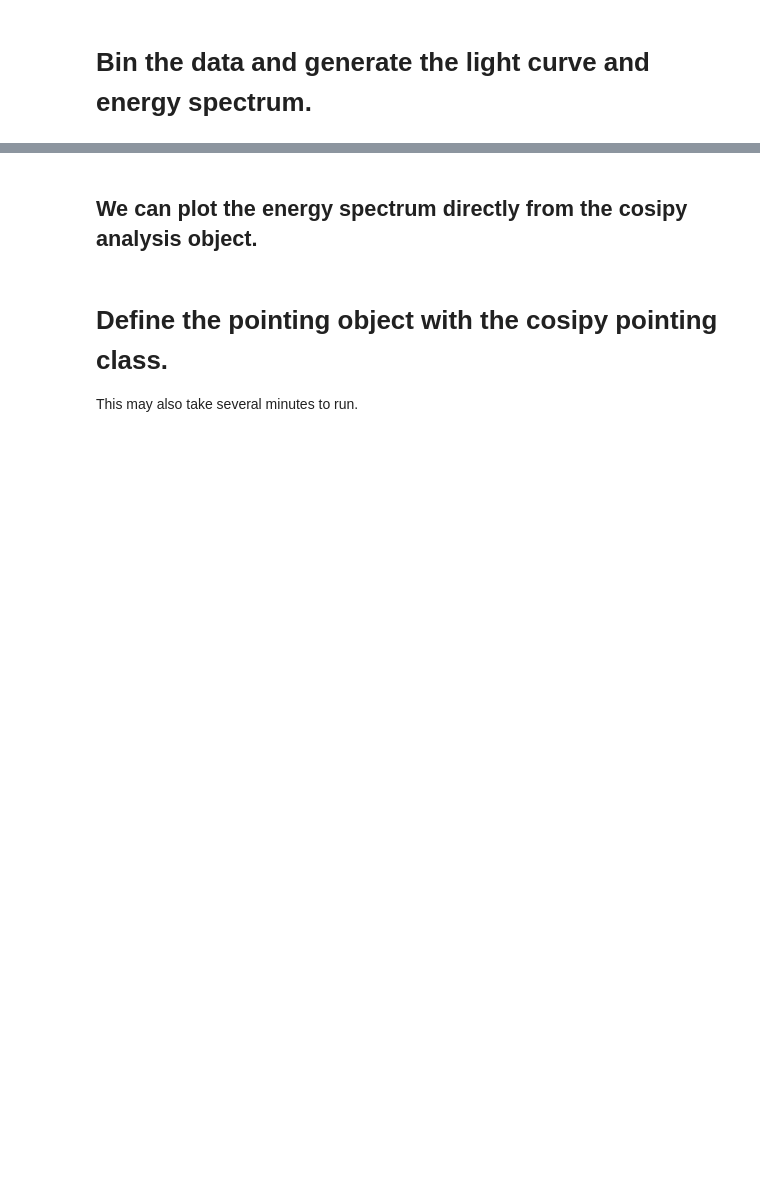
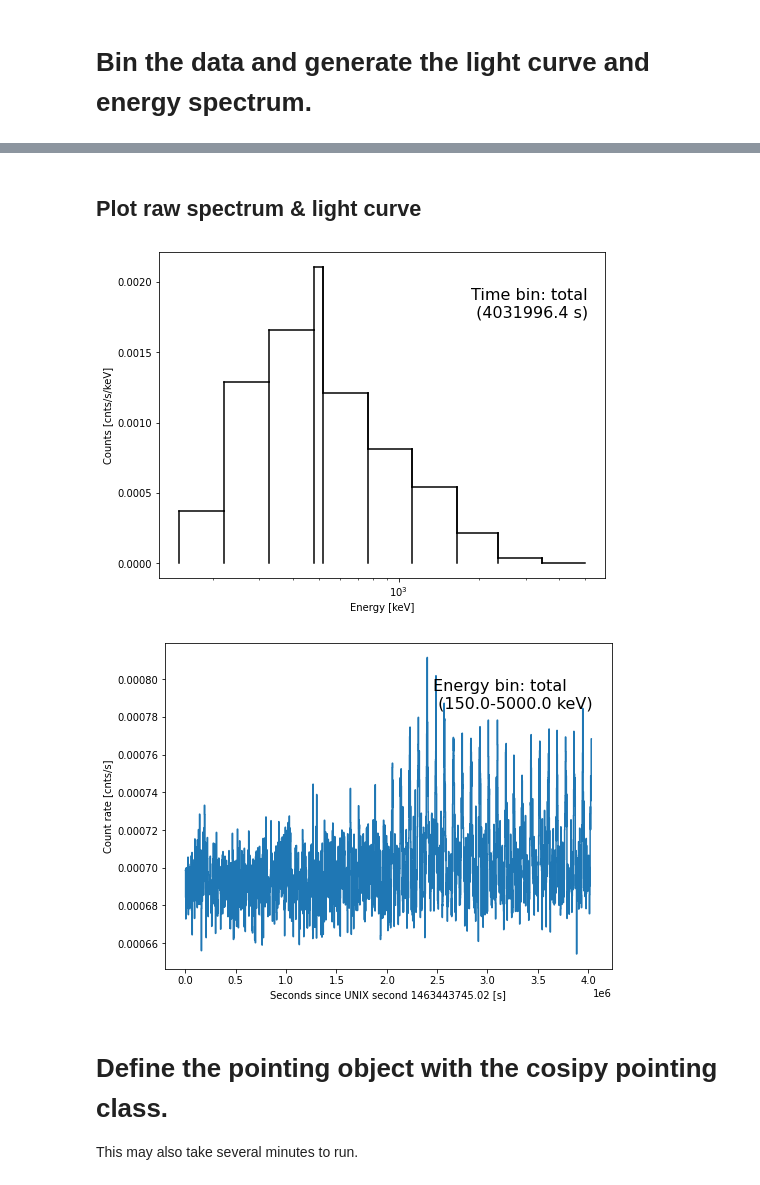
Before and after one commit to cositools/cosi-data-challenge-1, a Jupyter notebook: imaging/RL-DataChallenge-Point_Sources-10XFlux-Ling.ipynb, the cells around one changed output, grey strips where cells are left out. Drawn from its saved outputs; the diff is of its cells as text; code cells hidden in the pictures; blank space fills up the shorter version.

Commit message:
Updated pt source imaging notebook for clarification

```diff
--- a/imaging/RL-DataChallenge-Point_Sources-10XFlux-Ling.ipynb
+++ b/imaging/RL-DataChallenge-Point_Sources-10XFlux-Ling.ipynb
@@ -55 +42,7 @@ tra = 'Point_sources_10x_BG.tra.gz'
+# %%
+data_dir = '../data_products' # directory containing data & response files
+filename_combined = 'Point_sources_10x_BG.tra.gz' # combined simulation
+response_filename = data_dir + '/Continuum_Response.npz' # detector response
+background_filename = data_dir + '/Scaled_Ling_BG_1x.npz' # background response
+background_mode = 'from file'
 # %% [markdown]
@@ -57,2 +51,3 @@ tra = 'Point_sources_10x_BG.tra.gz'
 # %%
-analysis1 = COSIpy(data_dir, tra)
+analysis1 = COSIpy(data_dir, filename_combined)
+analysis1.read_COSI_DataSet()
@@ -154,8 +115,13 @@ plt.ylabel('Counts');
-# %% [markdown]
-## We can plot the energy spectrum directly from the cosipy analysis object.
+# %% [markdown]
+## Plot raw spectrum & light curve
 # %%
 analysis1.dataset.plot_raw_spectrum()
 plt.xscale('log')
+
+analysis1.dataset.plot_lightcurve()
+# %% [output]
+[figure, added]
+[figure, added]
 # %% [markdown]
 # Define the pointing object with the cosipy pointing class.
 This may also take several minutes to run.
```
Also changed, not shown: parts of 40 cells of this notebook, 1 other file.
